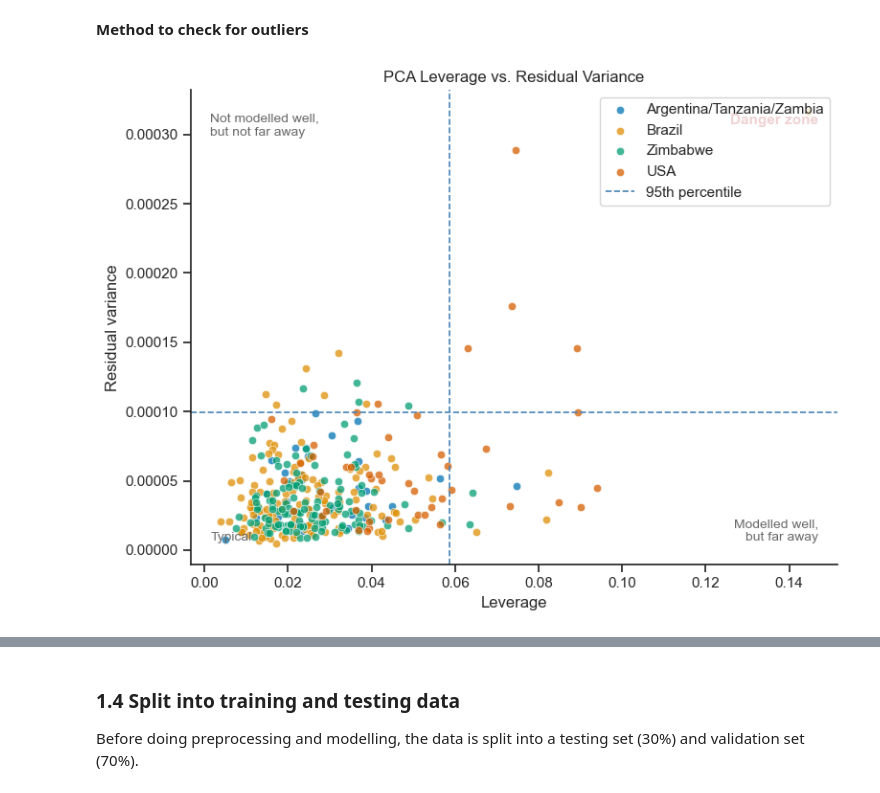
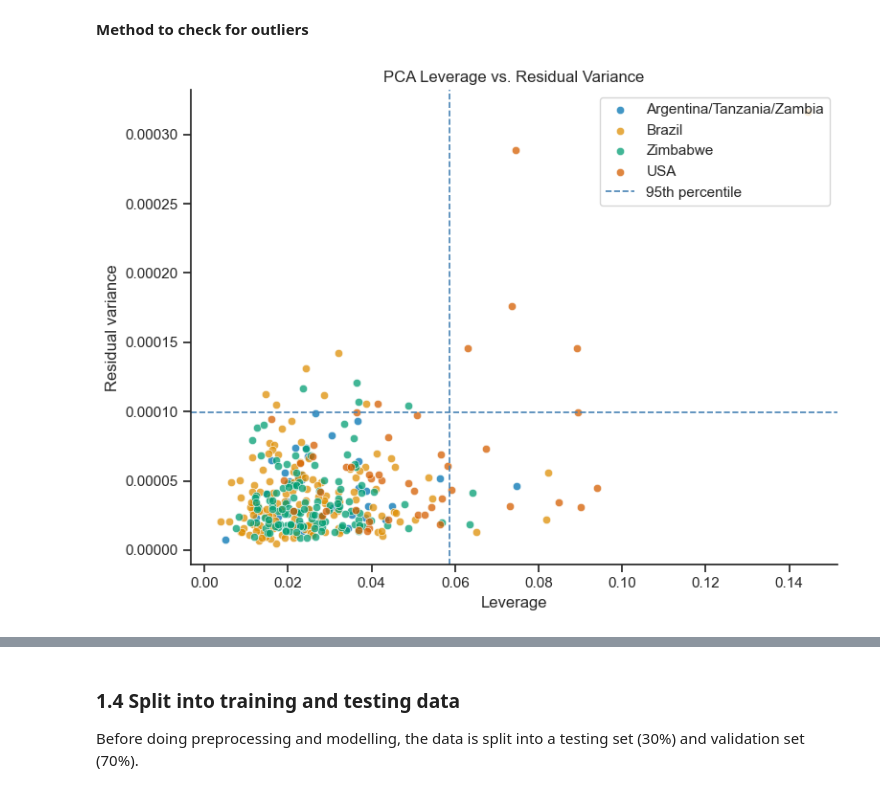
Before and after one commit to ejontnu/Project-Chemometric, a Jupyter notebook: Project.ipynb, the cells around one changed output, grey strips where cells are left out. Saved outputs shown, nothing was run; the diff lists cells and outputs as text; code cells hidden in the pictures.

```diff
--- a/Project.ipynb
+++ b/Project.ipynb
@@ -222,9 +260,10 @@ plot_nir_spectra(
     show_legend=False
 )
 
-# PCA
+# PCA computation
 scores, varpca, pca = run_pca(X)
 
+# PC1 vs PC2
 plot_pca_scores(
     scores, varpca, countries, country_color_map,
     ax=axes[1],
@@ -234,15 +273,20 @@ plot_pca_scores(
     show_legend=False
 )
 
+# PC2 vs PC3
 plot_pca_scores(
     scores, varpca, countries, country_color_map,
     ax=axes[2],
     pcs=(2, 3),
     ellipses=True,
-    title="PCA scores: PC2 vs PC3"
+    title="PCA scores: PC2 vs PC3",
+    show_legend=False
 )
 
-sns.despine()
+# Clean all subplots
+for ax in axes:
+    sns.despine(ax=ax)
+
 plt.tight_layout()
 plt.show()
 # %% [output]
@@ -282,18 +322,12 @@ def plot_pca_leverage_residuals(
 
     Parameters
     ----------
-    X : np.ndarray
-        Data matrix of shape (n_samples, n_features).
-    labels : array-like
-        Label for each sample, same length as n_samples.
-    color_map : dict
-        Mapping from label name to color.
-    ax : matplotlib.axes.Axes
-        Axis to plot on.
-    PCA_components : int, default=10
-        Number of PCA components.
-    title : str
-        Plot title.
+    X (np.ndarray): Spectral data matrix of shape (n_samples, n_features).
+    labels (pd.Series): Full list of country labels for each sample
+    color_map (dict): Mapping from label name to color.
+    ax (matplotlib.axes.Axes): Axis to plot on.
+    PCA_components (int, default=10):  Number of PCA components.
+    title (str): Plot title.
     """
 
     X = np.asarray(X)
@@ -308,7 +342,7 @@ def plot_pca_leverage_residuals(
     E = X - X_hat                            # residual matrix
 
     # Residual variance / residual sum of squares per sample
-    residual_variance = np.sum(E**2, axis=1)
+    residual_variance = np.sum(E**2, axis=1) #TODO: er det riktig med E^2
 
     # Leverage from hat matrix diagonal: H = T (T^T T)^(-1) T^T
     TT_inv = np.linalg.pinv(T.T @ T)
@@ -347,69 +381,35 @@ def plot_pca_leverage_residuals(
         linewidth=1.2
     )
 
-    # Optional quadrant labels
-    ax.text(
-        0.03, 0.05,
-        "Typical",
-        transform=ax.transAxes,
-        fontsize=10,
-        color="dimgray"
-    )
-    ax.text(
-        0.97, 0.05,
-        "Modelled well,\nbut far away",
-        transform=ax.transAxes,
-        ha="right",
-        fontsize=10,
-        color="dimgray"
-    )
-    ax.text(
-        0.03, 0.95,
-        "Not modelled well,\nbut not far away",
-        transform=ax.transAxes,
-        va="top",
-        fontsize=10,
-        color="dimgray"
-    )
-    ax.text(
-        0.97, 0.95,
-        "Danger zone",
-        transform=ax.transAxes,
-        ha="right",
-        va="top",
-        fontsize=11,
-        color="firebrick",
-        fontweight="bold"
-    )
 
     ax.set_xlabel("Leverage")
     ax.set_ylabel("Residual variance")
     ax.set_title(title)
     ax.legend(loc="upper right", frameon=True)
 
     return {
         "leverage": leverage,
         "residual_variance": residual_variance,
         "lev_threshold": lev_threshold,
         "res_threshold": res_threshold,
         "pca_model": pca
     }
 
 
 # Example usage
 fig, ax = plt.subplots(figsize=(8, 6))
 
 results = plot_pca_leverage_residuals(
     X=X,
     labels=countries,
     color_map=country_color_map,
     ax=ax,
     PCA_components=10,
     title="PCA Leverage vs. Residual Variance"
 )
 
 plt.tight_layout()
 sns.despine()
 plt.show()
 # %% [output]
-[figure, old version]
+[figure, new version]
```
Also changed, not shown: parts of 11 cells of this notebook.
